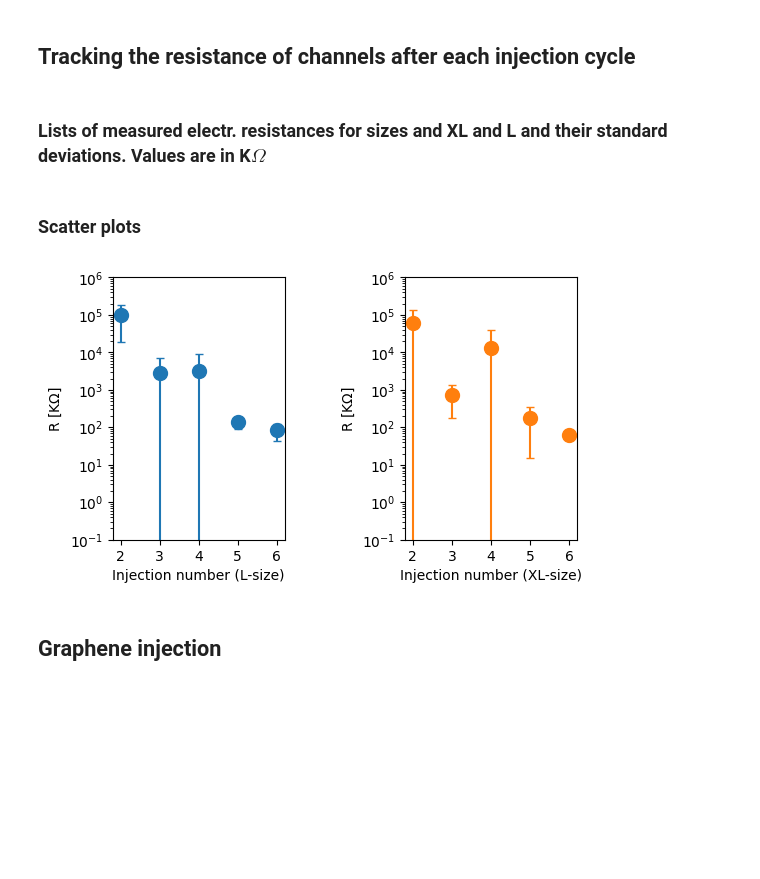
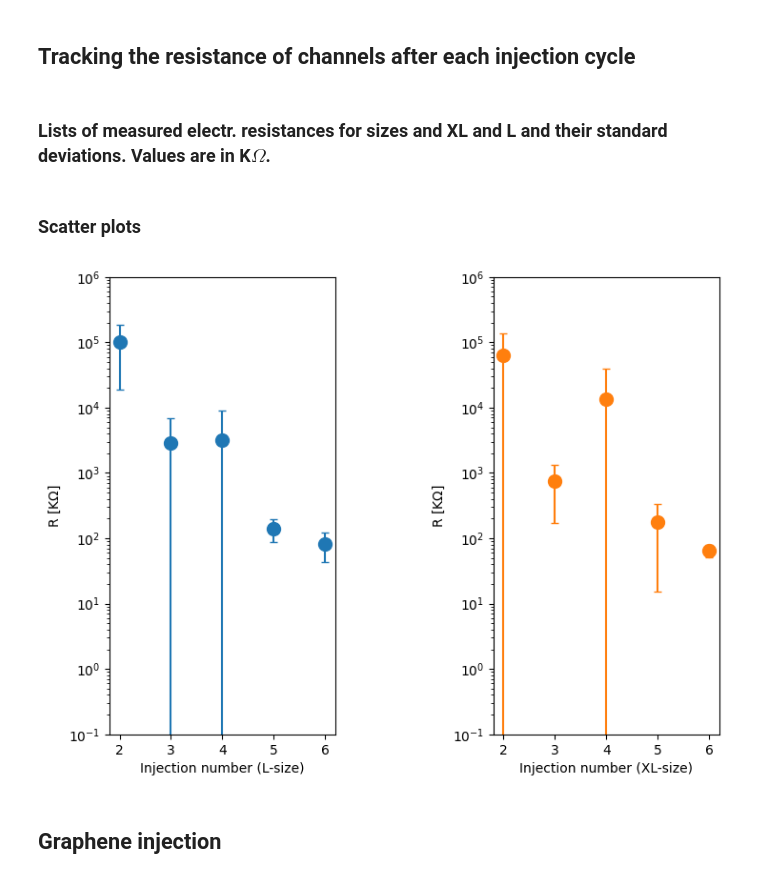
Before and after one commit to mkrause-nps/artificial-muscle, a Jupyter notebook: jupyter_notebooks/cnf_isoprop_inject_v2.ipynb, the cells around one changed output. Cells and saved outputs as stored; diff of their text form; code cells hidden in the pictures; blank space fills up the shorter version.

Commit message:
Graphene scatter plot done

```diff
--- a/jupyter_notebooks/cnf_isoprop_inject_v2.ipynb
+++ b/jupyter_notebooks/cnf_isoprop_inject_v2.ipynb
@@ -12,7 +12,8 @@ from typing import Tuple
 # %% [markdown]
 ### Path where figures are saved to - change as needed
 # %%
-glob_figpath = '/home/mkrause/data/cnf_isopropanol_inject'
+user_home_dir = os.path.expanduser('~')
+glob_figpath = os.path.join(user_home_dir, 'data/cnf_isopropanol_inject')
 if not os.path.exists(glob_figpath):
     os.makedirs(glob_figpath)
 # %% [markdown]
@@ -26,29 +27,26 @@ L = [1214.9, 72.4, 799.9]
 # %% [markdown]
 ### Scatter Plot Method
 # %%
-def plot_scatter(xdata:list, ydata:list, yerr:list, title=None, xlabel=None, xlabel_prefix=None, xlim=None, ylabel=None,
-                 figname=None, ylim=None, yscale='linear', plotsize_adjust:dict=None, hide_outer:bool=False,
+def plot_scatter(xdata:list, ydata:list, yerr:list, title=None, xlabel=None, xlabel_prefix=None, xlim=None, xticklabels:str=None,
+                 ylabel=None, figname=None, ylim=None, yscale='linear', plotsize_adjust:dict=None, hide_inner:bool=False,
                  capsize=5, subplot_config:dict={'nrows': 1, 'ncols': 2}) -> None:
     """Create scatterplot of data with standard deviation as errorbars"""
     fig, ax = plt.subplots(subplot_config['nrows'], subplot_config['ncols'])
-    #fig.subplots_adjust(left=0.3, right=0.7, top=0.9, bottom=0.2)  # good for single plots
-    if plotsize_adjust:
-        fig.subplots_adjust(left=plotsize_adjust['left'],
-                            right=plotsize_adjust['right'],
-                            top=plotsize_adjust['top'],
-                            bottom=plotsize_adjust['bottom'])
     fig.suptitle(title)
     colors = ['tab:blue', 'tab:orange']
     data = list(zip(xdata, ydata, yerr))
     if (subplot_config['nrows'] == 1 and subplot_config['ncols'] == 1):
         for idx, datum in enumerate(data):
+            idx = 0
             ax.errorbar(datum[0], datum[1], yerr=datum[2], capsize=capsize, ecolor=mcolors.TABLEAU_COLORS[colors[idx]],
                         marker='o', markerfacecolor=mcolors.TABLEAU_COLORS[colors[idx]],
                         markeredgecolor=mcolors.TABLEAU_COLORS[colors[idx]], markersize=10, linestyle='none')
-            fig.subplots_adjust(left=plotsize_adjust['left'],
-                                right=plotsize_adjust['right'],
-                                top=plotsize_adjust['top'],
-                                bottom=plotsize_adjust['bottom'])
+            ax.set_xlabel(xlabel)
+            ax.set_ylabel(ylabel)
+            if xlim:
+                ax.set_xlim(xlim)
+            if ylim:
+                ax.set_ylim(ylim)
     else:
         for idx, datum in enumerate(data):
             ax[idx].errorbar(datum[0], datum[1], yerr=datum[2], capsize=capsize, ecolor=mcolors.TABLEAU_COLORS[colors[idx]],
@@ -66,11 +64,18 @@ def plot_scatter(xdata:list, ydata:list, yerr:list, title=None, xlabel=None, xla
             if ylim:
                 ax[idx].set_ylim(ylim)
         # Hide x labels and tick labels for top plots and y ticks for right plots.
-    if hide_outer:
+    if hide_inner:
         for a in ax.flat:
             a.label_outer()
     else:
         fig.tight_layout(pad=4.0)
+    if plotsize_adjust:
+        fig.subplots_adjust(left=plotsize_adjust['left'],
+                            right=plotsize_adjust['right'],
+                            top=plotsize_adjust['top'],
+                            bottom=plotsize_adjust['bottom'])
+    #if xticklabels:
+    #        ax.set_xticklabels(xticklabels)
     if figname:
         figpath = os.path.join(glob_figpath, figname)
         fig.savefig(figpath)
@@ -104,7 +109,7 @@ plot_scatter([L_xticks, XL_xticks], [L, XL], yerr=[L_err, XL_err], title=title,
 # %% [markdown]
 ## Tracking the resistance of channels after each injection cycle
 # %% [markdown]
-### Lists of measured electr. resistances for sizes and XL and L and their standard deviations. Values are in K$\Omega$
+### Lists of measured electr. resistances for sizes and XL and L and their standard deviations. Values are in K$\Omega$.
 # %%
 XL = [62098.33333, 749.7616667, 13369.24, 176.905, 64.275]
 XL_err = [73251.39218, 577.5722407, 26465.95691, 161.8318961, 13.75911734]
@@ -115,18 +120,19 @@ L_err = [83636.80617, 4027.059607, 5888.752855, 52.74959997, 38.4885072]
 # %%
 title = 'Channel size XL'
 ylabel = 'R [K$\Omega$]'
 xlabel = ['L-size', 'XL-size']
 xlabel_prefix = 'Injection number'
 xticks = list(range(2, 7))
 ylim = [1e-1, 1e6]
 plotsize_adjust = {'left': 0.0, 'right': 1.0, 'top': 1.0, 'bottom': 0.0}
 capsize = 3
 subplot_config = {'nrows': 1, 'ncols': 2}
 figname = 'resistance_tracking_scatter.png'
 plot_scatter([xticks, xticks], [L, XL], yerr=[L_err, XL_err], xlabel=xlabel, xlabel_prefix=xlabel_prefix,
-             figname=figname, ylabel=ylabel, ylim=ylim, yscale='log', plotsize_adjust=plotsize_adjust, capsize=capsize, subplot_config=subplot_config)
+             figname=figname, ylabel=ylabel, ylim=ylim, yscale='log', plotsize_adjust=plotsize_adjust, capsize=capsize,
+             subplot_config=subplot_config)
 # %% [output]
-[figure, old version]
+[figure, new version]
 # %% [markdown]
 ## Graphene injection
 # %%
```
Also changed, not shown: parts of 3 cells of this notebook.
